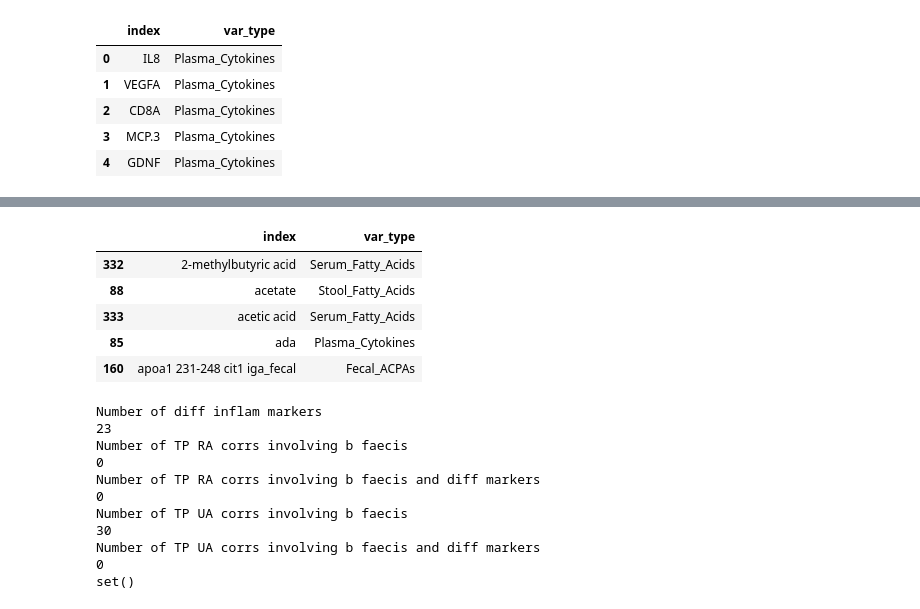
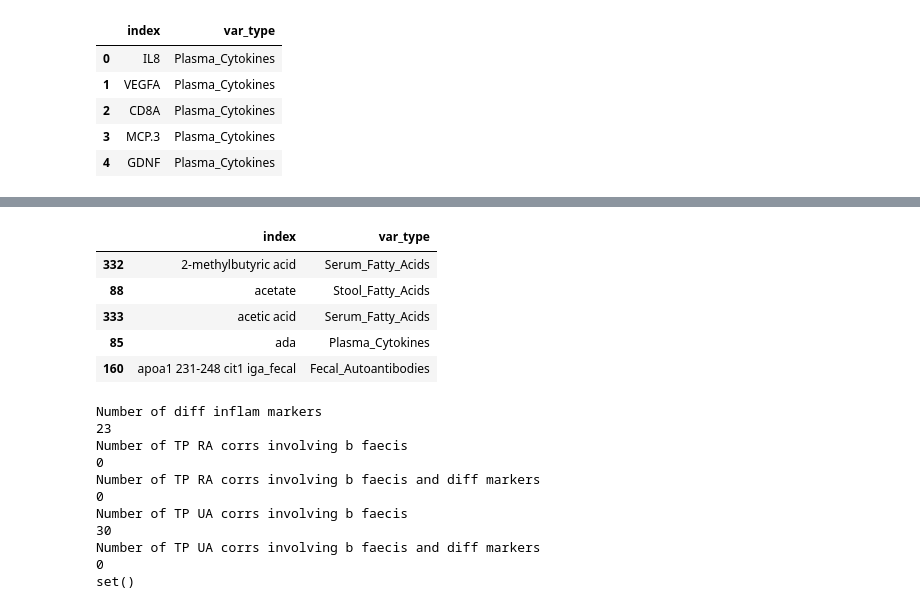
Before and after one commit to kbpi314/twinsra, a Jupyter notebook: code/twinsra_v5.ipynb, the cells around one changed output, grey strips where cells are left out. Drawn from its saved outputs; the diff is of its cells as text; code cells hidden in the pictures.

```diff
--- a/code/twinsra_v5.ipynb
+++ b/code/twinsra_v5.ipynb
@@ -1059,31 +1097,31 @@ print(len(df_quant_R))
 # %%
 # for corr heatmaps
 df_quant_R = df_quant.copy() #([df_quant, df_asv100, df_path_top100], axis=1)
 df_quant_R = df_quant_R.drop(['Diagnosis'],axis=1).T
 # this is in the order they were entered i.e.
 # [df_olink, df_fa, df_acpa_fecal, df_acpa_plasma, df_plasma, df_rbfa, df_mb]
  # ['rbfa']*len(df_rbfa.columns) + \
 df_quant_R['var_type'] = ['Clinical']*2 + \
                          ['Plasma_Cytokines']*len(df_olink.columns) + \
                          ['Stool_Fatty_Acids']*len(df_fa.columns) + \
-                         ['Fecal_ACPAs']*len(df_acpa_fecal.columns) + \
-                         ['Plasma_ACPAs']*len(df_acpa_plasma.columns) + \
+                         ['Fecal_Autoantibodies']*len(df_acpa_fecal.columns) + \
+                         ['Plasma_Autoantibodies']*len(df_acpa_plasma.columns) + \
                          ['Serum_Fatty_Acids']*len(df_mb.columns) + \
                          ['Metagenomic_ASVs']*len(df_asv.drop('Diagnosis',axis=1).columns) + \
                          ['Metagenomic_Pathways']*len(df_path.drop(['TwinPair','Diagnosis'],axis=1).columns)
 df_quant_R = df_quant_R[~df_quant_R['var_type'].isin(['Metagenomic_ASVs','Metagenomic_Pathways'])]
 df_quant_R = df_quant_R['var_type'].reset_index()
 df_quant_R['index'] = df_quant_R['index'].str.lower()
 df_quant_R = df_quant_R.sort_values(by='index',ascending=True)
 df_quant_R.to_csv(path + 'inputs/df_quant_R_corr_labels.tsv', sep='\t')
 df_quant_R.head()
 # %% [output]
 |  | index | var_type |
 | 332 | 2-methylbutyric acid | Serum_Fatty_Acids |
 | 88 | acetate | Stool_Fatty_Acids |
 | 333 | acetic acid | Serum_Fatty_Acids |
 | 85 | ada | Plasma_Cytokines |
-| 160 | apoa1 231-248 cit1 iga_fecal | Fecal_ACPAs |
+| 160 | apoa1 231-248 cit1 iga_fecal | Fecal_Autoantibodies |
 # %%
 # asv analysis
 # grab differential variables from the t-tests
```
Also changed, not shown: parts of 5 cells of this notebook, 2 other files.
